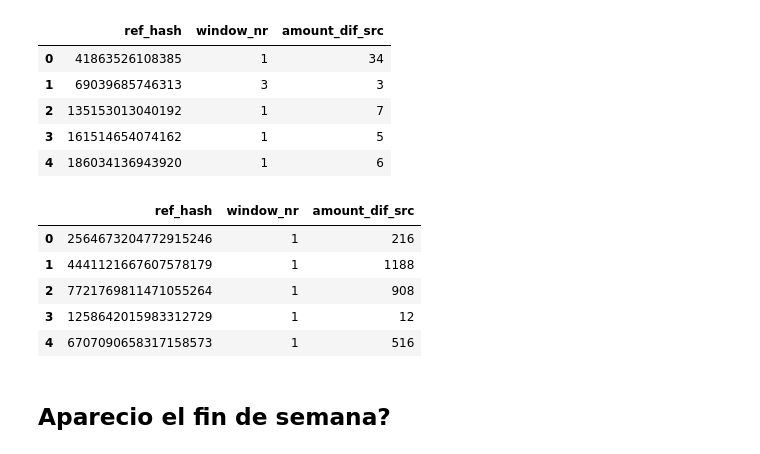
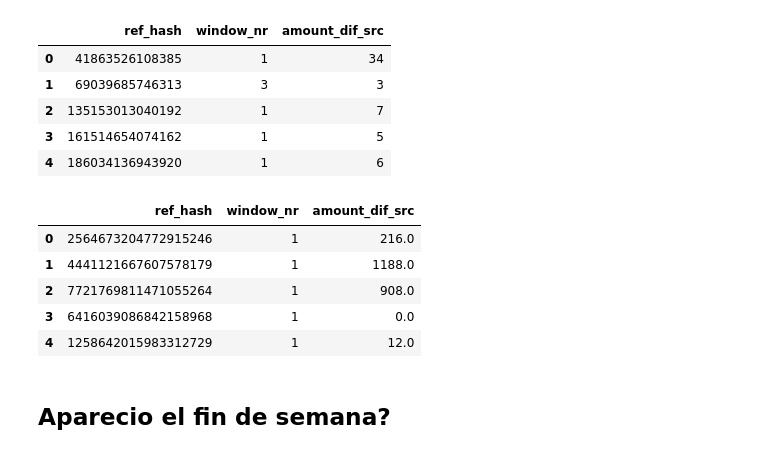
Before and after one commit to gatti2602/7506-datos, a Jupyter notebook: tp2/Manu/Features_2.ipynb, the cells around one changed output. Drawn from its saved outputs; the diff is of its cells as text; code cells hidden in the pictures.

```diff
--- a/tp2/Manu/Features_2.ipynb
+++ b/tp2/Manu/Features_2.ipynb
@@ -295,2 +297,0 @@ time.head()
-# %%
-devices = devices.merge(time, how='left', left_index=True, right_index=True)
@@ -301,4 +297,0 @@ devices.head()
-# %%
-amount_auctions = auctions.groupby(group ,sort=False)['n'].count().rename('auctions_total')
-devices = devices.merge(auctions,how = 'left', left_index=True, right_index=True)
-devices.head()
@@ -314,13 +298,3 @@ devices.head()
-# %%
-
-time = auctions.merge(max_dates, on='window_nr', how='left').set_index(group)
-time = time.loc[time['created'] > (time['w_max_date']-timedelta(hours=1))]\
-           .groupby(group,as_index=False,sort=false)['n']\
-           .sum()
-           .rename('auctions_last_hour')
-
-devices = devices.merge(time, how='left', left_index=True, right_index=True)
-devices.head()
 # %% [markdown]
 ## Cantidad de sources distintos
 # %%
@@ -336,15 +310,16 @@ amount_dif_src.head()
 | 3 | 161514654074162 | 1 | 5 |
 | 4 | 186034136943920 | 1 | 6 |
 # %%
-devices = devices.merge(amount_dif_src, on = ['ref_hash','window_nr'])
+devices = devices.merge(amount_dif_src, on = ['ref_hash','window_nr'], how = 'left')
+devices['amount_dif_src'].fillna(0,inplace=True)
 devices.head()
 # %% [output]
 |  | ref_hash | window_nr | amount_dif_src |
-| 0 | 2564673204772915246 | 1 | 216 |
-| 1 | 4441121667607578179 | 1 | 1188 |
-| 2 | 7721769811471055264 | 1 | 908 |
-| 3 | 1258642015983312729 | 1 | 12 |
-| 4 | 6707090658317158573 | 1 | 516 |
+| 0 | 2564673204772915246 | 1 | 216.0 |
+| 1 | 4441121667607578179 | 1 | 1188.0 |
+| 2 | 7721769811471055264 | 1 | 908.0 |
+| 3 | 6416039086842158968 | 1 | 0.0 |
+| 4 | 1258642015983312729 | 1 | 12.0 |
 # %% [markdown]
 ## Aparecio el fin de semana?
 # %%
```
Also changed, not shown: parts of 19 cells of this notebook.
